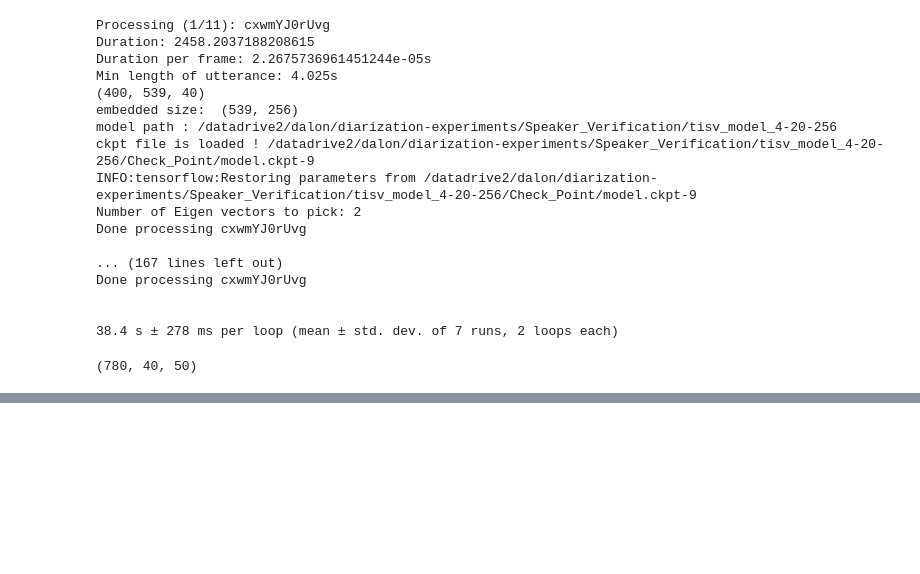
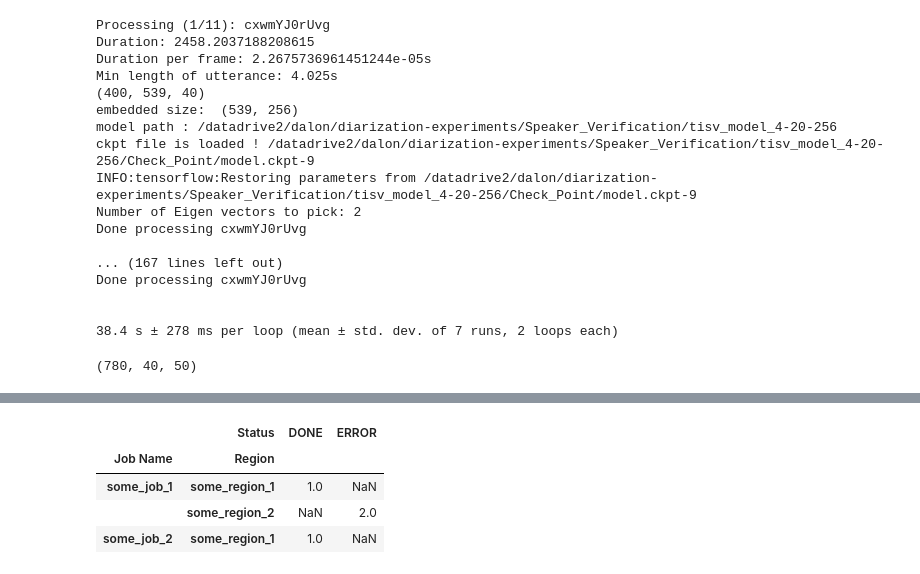
Before and after one commit to dalonlobo/diarization-experiments, a Jupyter notebook: Notebooks/tmp.ipynb, the cells around one changed output, grey strips where cells are left out. Drawn from its saved outputs; the diff is of its cells as text; code cells hidden in the pictures; blank space fills up the shorter version.

```diff
--- a/Notebooks/tmp.ipynb
+++ b/Notebooks/tmp.ipynb
@@ -935,0 +985,8 @@ x.shape
+# %%
+data.groupby(['Job Name', 'Region']).Status.value_counts().unstack()
+# %% [output]
+|  | Status | DONE | ERROR |
+| Job Name | Region |  |  |
+| some_job_1 | some_region_1 | 1.0 | NaN |
+|  | some_region_2 | NaN | 2.0 |
+| some_job_2 | some_region_1 | 1.0 | NaN |
```
Also changed, not shown: parts of 12 cells of this notebook, 4 other files.
